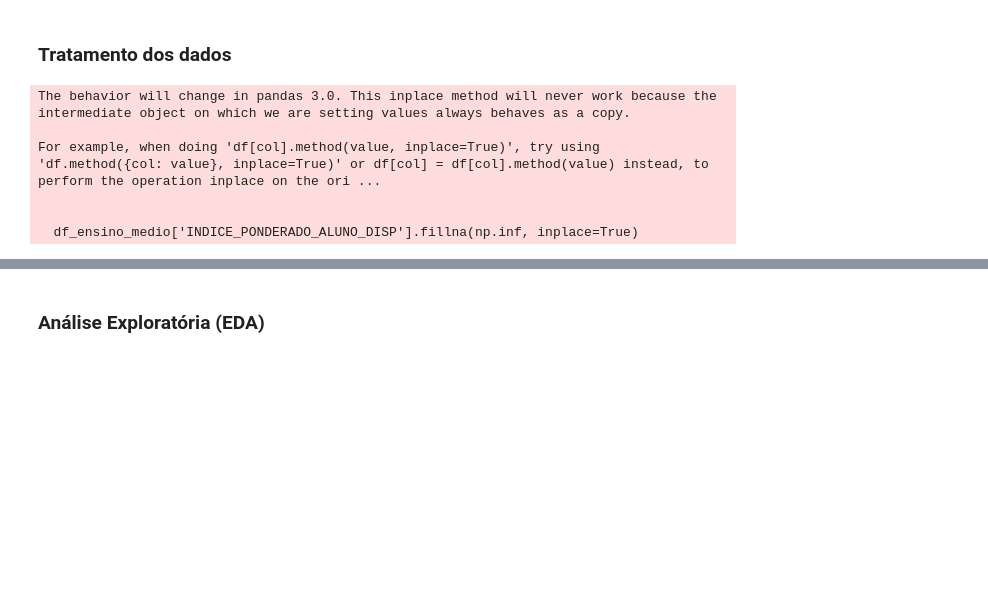
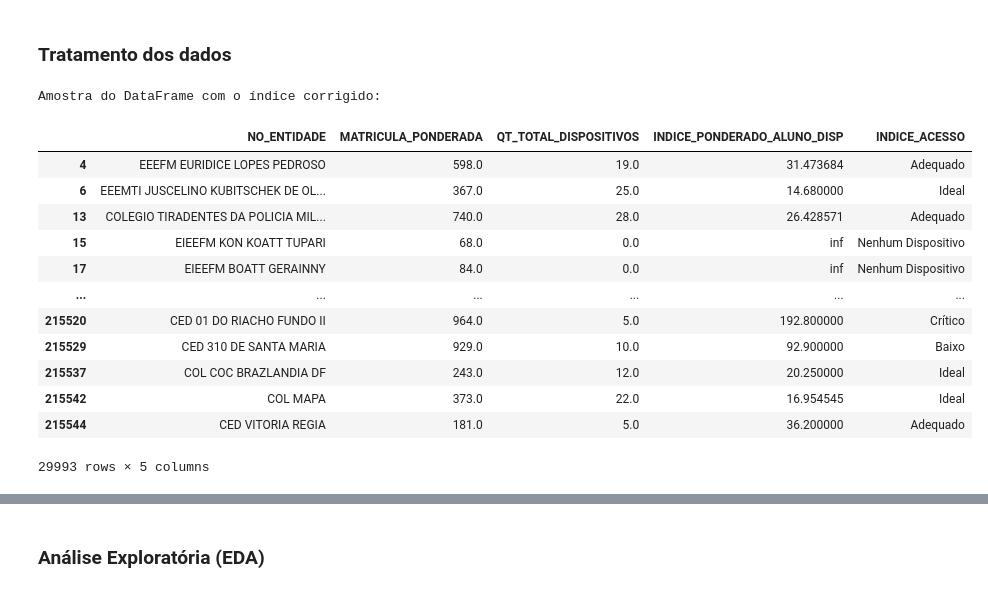
Before and after one commit to laysfreitas/TJGO_CienciaDeDados, a Jupyter notebook: Análise de Dados/Trabalho_Final/trabalho_final.ipynb, the cells around one changed output, grey strips where cells are left out. Cells and saved outputs as stored; diff of their text form; code cells hidden in the pictures; blank space fills up the shorter version.

```diff
--- a/Análise de Dados/Trabalho_Final/trabalho_final.ipynb
+++ b/Análise de Dados/Trabalho_Final/trabalho_final.ipynb
@@ -90,24 +61,50 @@ peso_fund = 1.0 # Peso base
 # %%
-# Cálculo da matrícula ponderada matriculas de ensino medio dividido pelo restante do ensino básico
+
+peso_em = 1.0
+peso_outras_etapas = 1.0 # Peso para Infantil e Fundamental
+
+qt_mat_outras_etapas = (df_ensino_medio['QT_MAT_BAS'] - df_ensino_medio['QT_MAT_MED']).clip(lower=0)
+
 df_ensino_medio['MATRICULA_PONDERADA'] = (df_ensino_medio['QT_MAT_MED'] * peso_em) + \
-                                        (df_ensino_medio['QT_MAT_BAS_MENOS_EM'] * peso_fund)
+                                        (qt_mat_outras_etapas * peso_outras_etapas)
 
-# Cálculo do total de dispositivos
-df_ensino_medio['QT_TOTAL_DISPOSITIVOS'] = df_ensino_medio['QT_DESKTOP_ALUNO'] + df_ensino_medio['QT_COMP_PORTATIL_ALUNO'] + df_ensino_medio['QT_TABLET_ALUNO']
 
-# Substitui valores zero por NaN para evitar divisão por zero
-dispositivos = df_ensino_medio['QT_TOTAL_DISPOSITIVOS'].replace(0, np.nan)
-df_ensino_medio['INDICE_PONDERADO_ALUNO_DISP'] = df_ensino_medio['MATRICULA_PONDERADA'] / dispositivos
+cols_dispositivos = ['QT_DESKTOP_ALUNO', 'QT_COMP_PORTATIL_ALUNO', 'QT_TABLET_ALUNO']
+df_ensino_medio['QT_TOTAL_DISPOSITIVOS'] = df_ensino_medio[cols_dispositivos].sum(axis=1)
 
-# Se a matrícula ponderada for 0, o resultado deve ser 0, não NaN
-df_ensino_medio.loc[df_ensino_medio['MATRICULA_PONDERADA'] == 0, 'INDICE_PONDERADO_ALUNO_DISP'] = 0
 
-# Preenche os casos de divisão por zero (dispositivos=0 mas alunos>0) com infinito
-df_ensino_medio['INDICE_PONDERADO_ALUNO_DISP'].fillna(np.inf, inplace=True)
+numerador = df_ensino_medio['MATRICULA_PONDERADA']
+denominador = df_ensino_medio['QT_TOTAL_DISPOSITIVOS']
+
+df_ensino_medio['INDICE_PONDERADO_ALUNO_DISP'] = numerador / denominador
+
+df_ensino_medio.loc[numerador == 0, 'INDICE_PONDERADO_ALUNO_DISP'] = 0
+
+
+def classificar_acesso(ratio):
+    if ratio == np.inf: return 'Nenhum Dispositivo'
+    if ratio > 100: return 'Crítico'
+    if ratio > 50: return 'Baixo'
+    if ratio > 25: return 'Adequado'
+    return 'Ideal'
+
+df_ensino_medio['INDICE_ACESSO'] = df_ensino_medio['INDICE_PONDERADO_ALUNO_DISP'].apply(classificar_acesso)
+
+
+print("Amostra do DataFrame com o índice corrigido:")
+display(df_ensino_medio[['NO_ENTIDADE', 'MATRICULA_PONDERADA', 'QT_TOTAL_DISPOSITIVOS', 'INDICE_PONDERADO_ALUNO_DISP', 'INDICE_ACESSO']])
 # %% [output]
-The behavior will change in pandas 3.0. This inplace method will never work because the intermediate object on which we are setting values always behaves as a copy.
-
-For example, when doing 'df[col].method(value, inplace=True)', try using 'df.method({col: value}, inplace=True)' or df[col] = df[col].method(value) instead, to perform the operation inplace on the ori ...
-
-
-  df_ensino_medio['INDICE_PONDERADO_ALUNO_DISP'].fillna(np.inf, inplace=True)
+Amostra do DataFrame com o índice corrigido:
+|  | NO_ENTIDADE | MATRICULA_PONDERADA | QT_TOTAL_DISPOSITIVOS | INDICE_PONDERADO_ALUNO_DISP | INDICE_ACESSO |
+| 4 | EEEFM EURIDICE LOPES PEDROSO | 598.0 | 19.0 | 31.473684 | Adequado |
+| 6 | EEEMTI JUSCELINO KUBITSCHEK DE OL... | 367.0 | 25.0 | 14.680000 | Ideal |
+| 13 | COLEGIO TIRADENTES DA POLICIA MIL... | 740.0 | 28.0 | 26.428571 | Adequado |
+| 15 | EIEEFM KON KOATT TUPARI | 68.0 | 0.0 | inf | Nenhum Dispositivo |
+| 17 | EIEEFM BOATT GERAINNY | 84.0 | 0.0 | inf | Nenhum Dispositivo |
+| ... | ... | ... | ... | ... | ... |
+| 215520 | CED 01 DO RIACHO FUNDO II | 964.0 | 5.0 | 192.800000 | Crítico |
+| 215529 | CED 310 DE SANTA MARIA | 929.0 | 10.0 | 92.900000 | Baixo |
+| 215537 | COL COC BRAZLANDIA DF | 243.0 | 12.0 | 20.250000 | Ideal |
+| 215542 | COL MAPA | 373.0 | 22.0 | 16.954545 | Ideal |
+| 215544 | CED VITORIA REGIA | 181.0 | 5.0 | 36.200000 | Adequado |
+29993 rows × 5 columns
```
Also changed, not shown: parts of 24 cells of this notebook, 3 other files.
